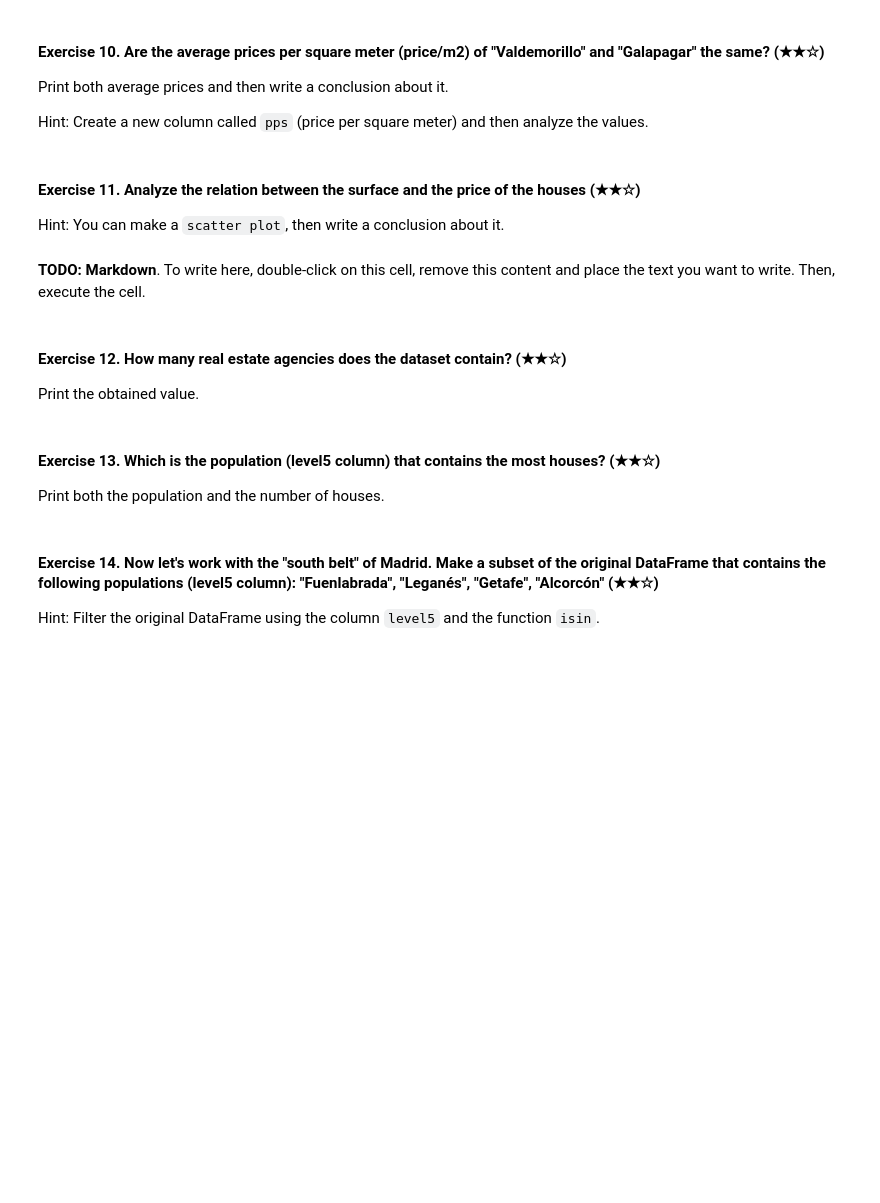
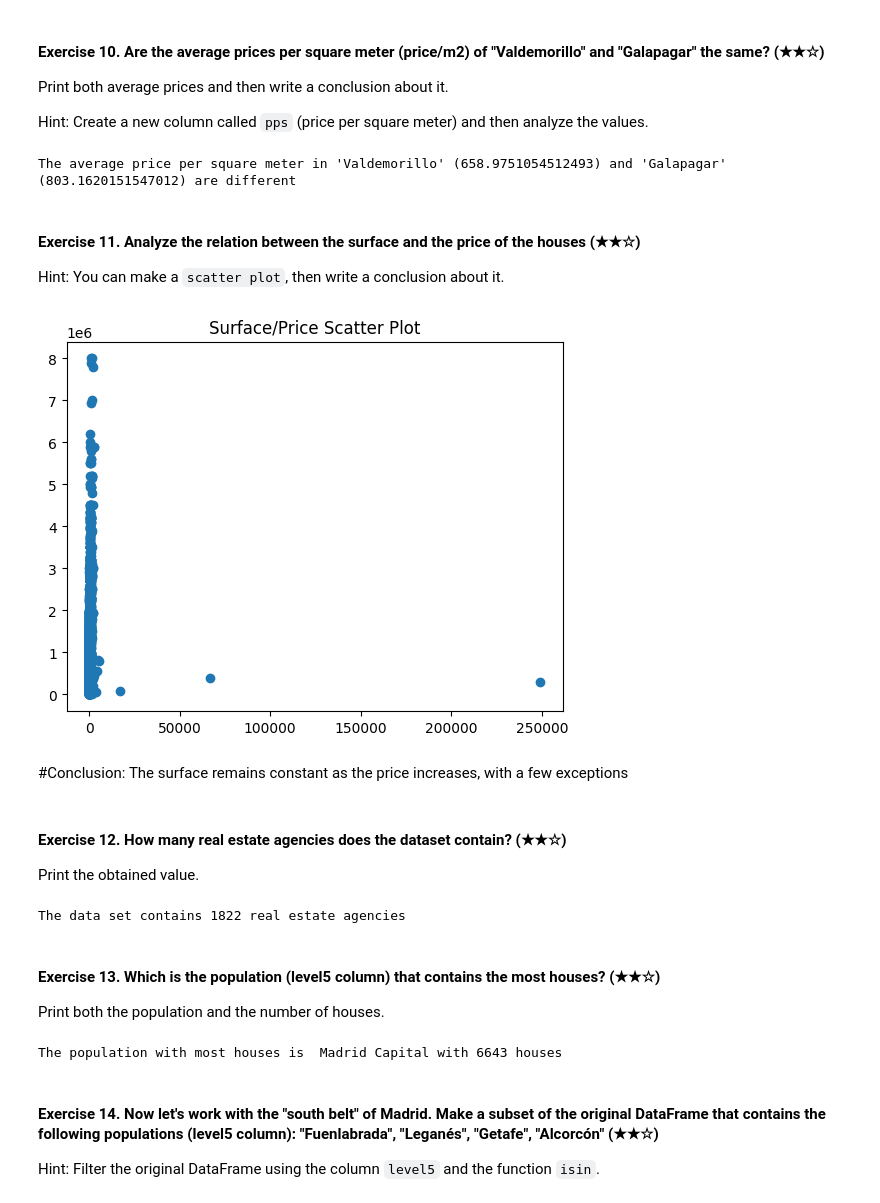
Before and after one commit to Jasn2002/realestate-datacleanup-exercise, a Jupyter notebook: project.ipynb, the cells around one changed output. Saved outputs shown, nothing was run; the diff lists cells and outputs as text; code cells hidden in the pictures; blank space fills up the shorter version.

```diff
--- a/project.ipynb
+++ b/project.ipynb
@@ -105,27 +188,51 @@ Print both average prices and then write a conclusion about it.
 
 Hint: Create a new column called `pps` (price per square meter) and then analyze the values.
 # %%
-# TODO
+data_set['pps'] = data_set.price / (data_set.surface * 2)
+avg_pps_1 = get_population_mean('Valdemorillo', 'pps')
+avg_pps_2 = get_population_mean('Galapagar', 'pps')
+
+print(f"The average price per square meter in 'Valdemorillo' ({str(avg_pps_1)}) and 'Galapagar' ({avg_pps_2}) are {'the same' if avg_price_1 == avg_price_2 else 'different'}")
+# %% [output]
+The average price per square meter in 'Valdemorillo' (658.9751054512493) and 'Galapagar' (803.1620151547012) are different
 # %% [markdown]
 #### Exercise 11. Analyze the relation between the surface and the price of the houses (★★☆)
 
 Hint: You can make a `scatter plot`, then write a conclusion about it.
 # %%
-# TODO: Code
+plt.scatter(data_set.surface, data_set.price)
+plt.title('Surface/Price Scatter Plot')
+plt.savefig('plots/Scatter Plot.png')
+plt.show()
+# %% [output]
+[figure, added]
 # %% [markdown]
-**TODO: Markdown**. To write here, double-click on this cell, remove this content and place the text you want to write. Then, execute the cell.
+
+#Conclusion: The surface remains constant as the price increases, with a few exceptions
 # %% [markdown]
 #### Exercise 12. How many real estate agencies does the dataset contain? (★★☆)
 
 Print the obtained value.
 # %%
-# TODO
+print(f"The data set contains {len(data_set['realEstate_name'].drop_duplicates())} real estate agencies")
+# %% [output]
+The data set contains 1822 real estate agencies
 # %% [markdown]
 #### Exercise 13. Which is the population (level5 column) that contains the most houses? (★★☆)
 
 Print both the population and the number of houses.
 # %%
-# TODO
+pop_with_most_houses = ''
+highest_pop_count = 0
+for pop in populations:
+    selected_pop = len(data_set.loc[data_set['level5'] == pop])
+    if selected_pop > highest_pop_count:
+        highest_pop_count = selected_pop
+        pop_with_most_houses = pop
+num_of_houses = len(data_set.loc[data_set['level5'] == pop_with_most_houses])
+print(f"The population with most houses is {pop_with_most_houses} with {str(num_of_houses)} houses")
+# %% [output]
+The population with most houses is  Madrid Capital with 6643 houses
 # %% [markdown]
 #### Exercise 14. Now let's work with the "south belt" of Madrid. Make a subset of the original DataFrame that contains the following populations (level5 column): "Fuenlabrada", "Leganés", "Getafe", "Alcorcón" (★★☆)
 
```
Also changed, not shown: parts of 20 cells of this notebook, 1 other file.
